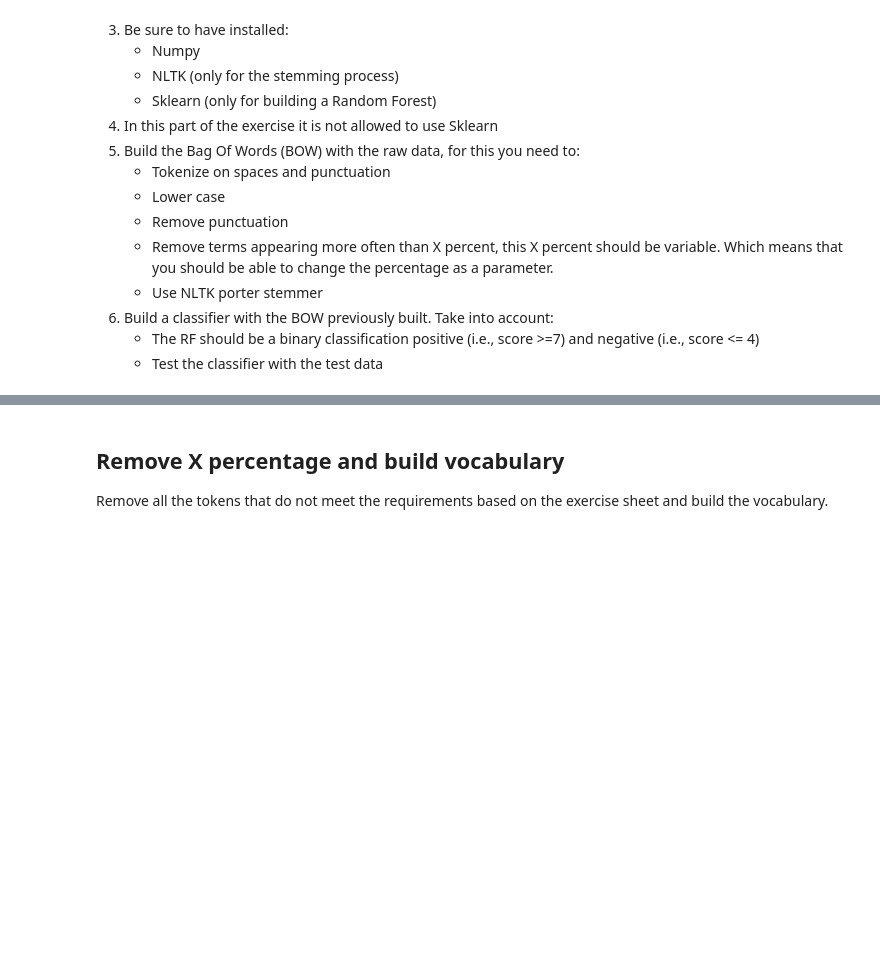
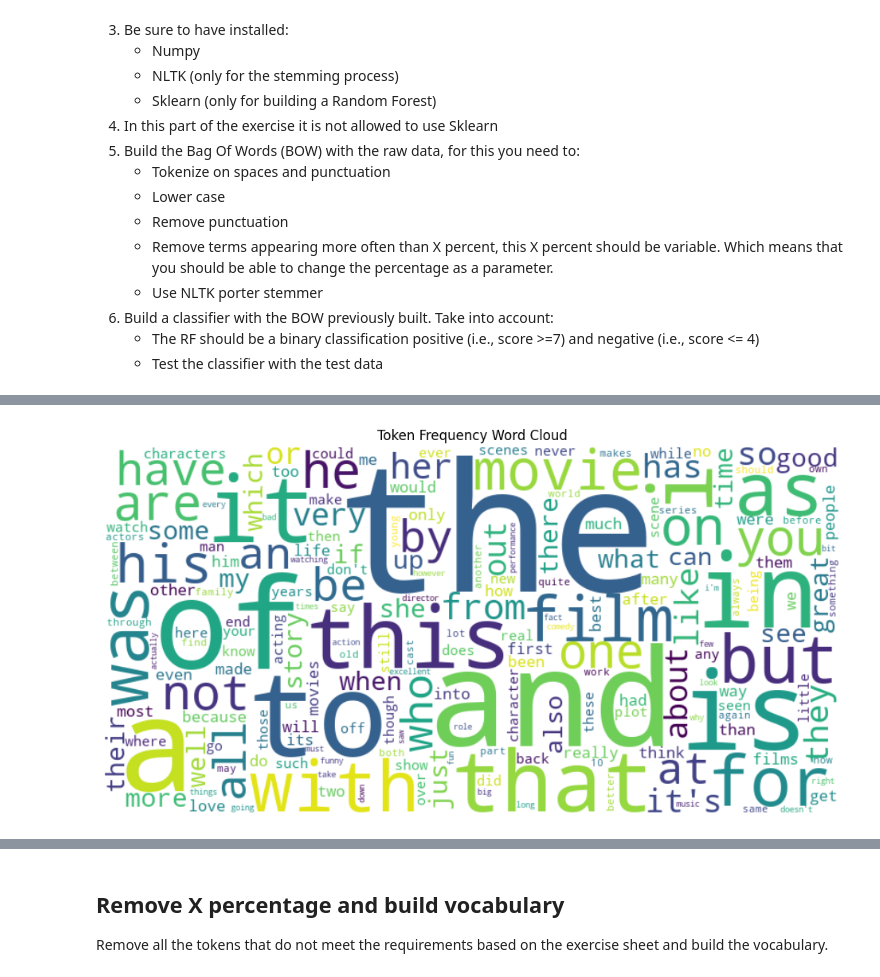
Before and after one commit to SuperMuel/dlnlp, a Jupyter notebook: exercise_01/exercise_01.ipynb, the cells around one changed output, grey strips where cells are left out. Drawn from its saved outputs; the diff is of its cells as text; code cells hidden in the pictures; blank space fills up the shorter version.

Commit message:
Tokenization

```diff
--- a/exercise_01/exercise_01.ipynb
+++ b/exercise_01/exercise_01.ipynb
@@ -183,0 +241,8 @@ X_test, y_test = load_libsvm_file('./aclImdb/test/labeledBow.feat')
+# %%
+TRAIN_POS_DIR = Path("./aclImdb/train/pos")
+TRAIN_NEG_DIR = Path("./aclImdb/train/neg")
+TEST_POS_DIR = Path("./aclImdb/test/pos")
+TEST_NEG_DIR = Path("./aclImdb/test/neg")
+
+assert TRAIN_POS_DIR.exists() and TRAIN_NEG_DIR.exists() and TEST_POS_DIR.exists() and TEST_NEG_DIR.exists()
+assert TRAIN_POS_DIR.is_dir() and TRAIN_NEG_DIR.is_dir() and TEST_POS_DIR.is_dir() and TEST_NEG_DIR.is_dir()
@@ -183,0 +619,4 @@ X_test, y_test = load_libsvm_file('./aclImdb/test/labeledBow.feat')
+# %%
+all_texts = [clean_html_tags(text) for text in all_texts]
+
+assert any("<3" in text for text in all_texts) # check that the heart symbol is still in the text
@@ -183,0 +729,2 @@ X_test, y_test = load_libsvm_file('./aclImdb/test/labeledBow.feat')
+# %%
+all_texts = [text.lower() for text in all_texts]
@@ -183,0 +735,16 @@ X_test, y_test = load_libsvm_file('./aclImdb/test/labeledBow.feat')
+# %%
+from collections import Counter
+
+tokens_counter: Counter[str] = Counter(t for text in all_texts for t in text.split())
+
+# Get the 15 most common tokens
+most_common_tokens = tokens_counter.most_common(15)
+print("15 most common tokens:")
+for token, _ in most_common_tokens:
+    print(token)
+
+# Get the 15 least common tokens
+least_common_tokens = tokens_counter.most_common()[:-16:-1]
+print("\n15 least common tokens:")
+for token, _ in least_common_tokens:
+    print(token)
@@ -183,0 +769,15 @@ X_test, y_test = load_libsvm_file('./aclImdb/test/labeledBow.feat')
+# %%
+from wordcloud import WordCloud
+
+def plot_wordcloud(tokens_counts: Counter[str]) -> None:
+    wc = WordCloud(width=800, height=400, background_color='white')
+    wc.generate_from_frequencies(tokens_counts)
+    plt.figure(figsize=(12, 6))
+    plt.imshow(wc, interpolation='bilinear')
+    plt.axis('off')
+    plt.title('Token Frequency Word Cloud')
+    plt.show()
+
+plot_wordcloud(tokens_counter)
+# %% [output]
+[figure, added]
```
Also changed, not shown: parts of 29 cells of this notebook, 2 other files.
